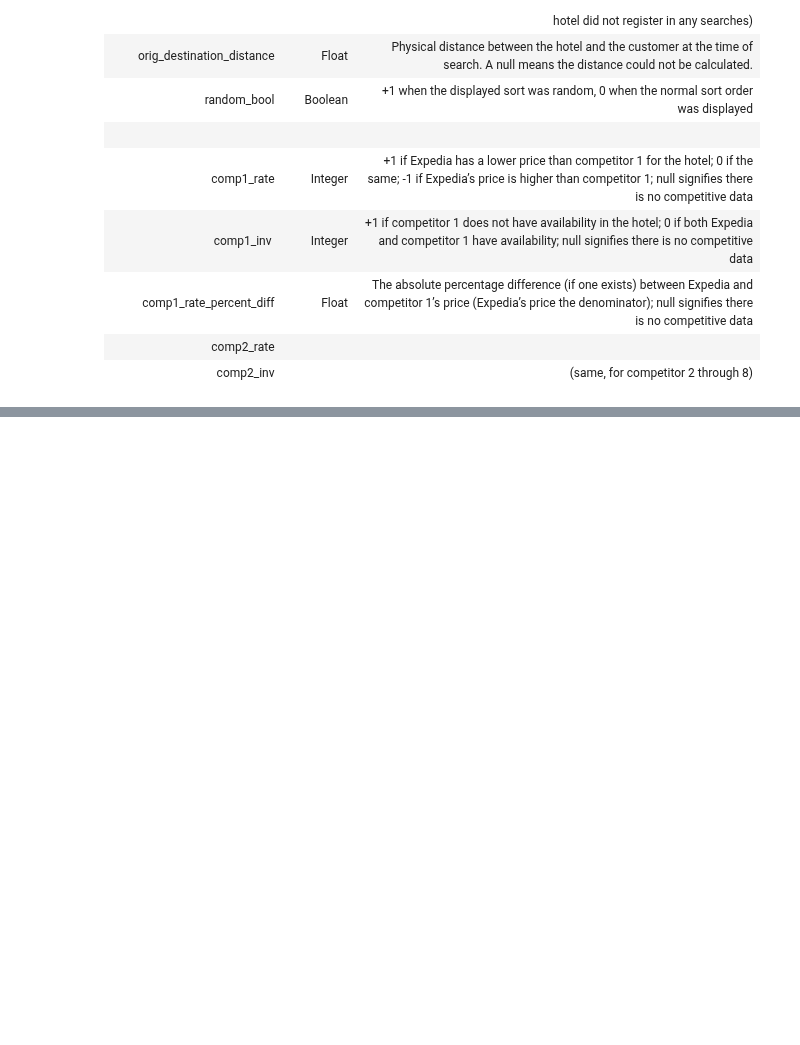
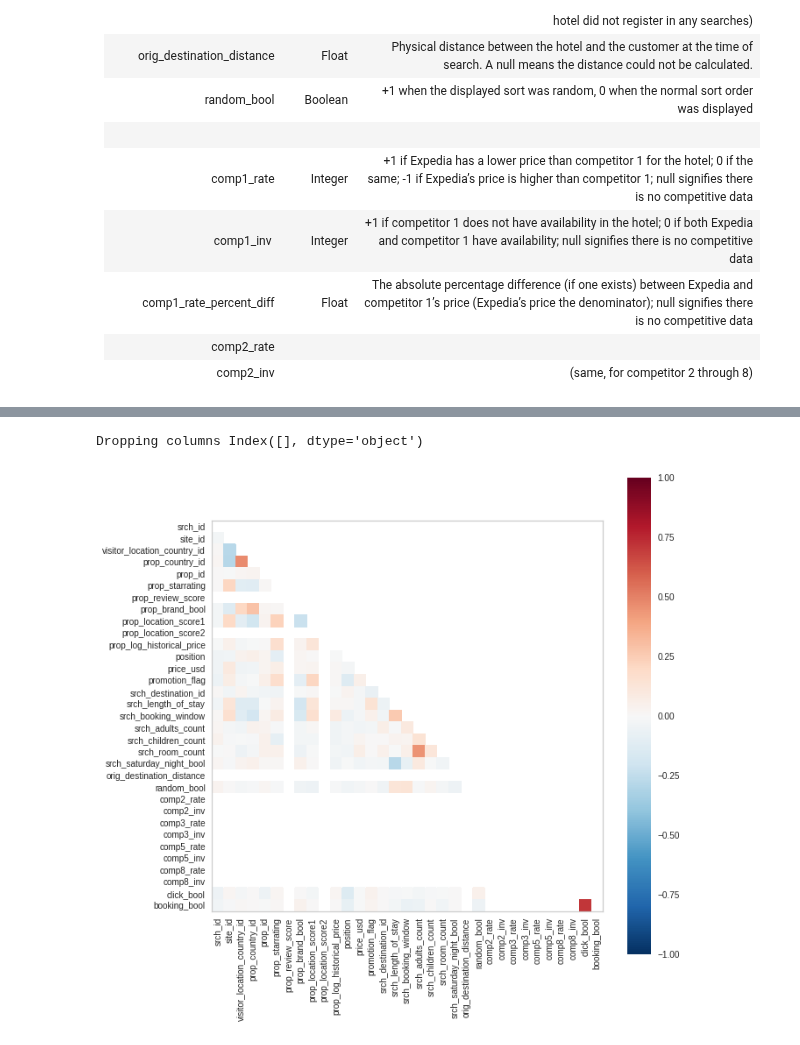
Before and after one commit to sid-chaubs/data-mining-assignment-1, a Jupyter notebook: DMT_Assignment_2.ipynb, the cells around one changed output, grey strips where cells are left out. Saved outputs shown, nothing was run; the diff lists cells and outputs as text; code cells hidden in the pictures; blank space fills up the shorter version.

```diff
--- a/DMT_Assignment_2.ipynb
+++ b/DMT_Assignment_2.ipynb
@@ -20,7 +22,12 @@ Archive:  /content/datadrive/MyDrive/test_set_VU_DM.csv.zip
 # %%
 import pandas as pd
 import numpy as np
+import scipy as sp
 import matplotlib.pyplot as plt
+import seaborn as sns
+from yellowbrick import target, features
+SEED = 1337 * 420 * 69
+SAMPLE_SIZE = 5000
 # %% [markdown]
 |Column Name|Data Type|Description|
 |-----------|---------|-----------|
@@ -66,0 +74,7 @@ train_data[train_data['price_usd'] < 1000]['price_usd'].hist()
+# %%
+nan_filter = np.sum(train_data.isna()) > 0.75 * train_data.shape[0]
+print('Dropping columns', train_data.columns[nan_filter])
+train_data = train_data.drop(columns=train_data.columns[nan_filter])
+data_sample = train_data.sample(SAMPLE_SIZE, random_state=SEED)
+# %% [output]
+Dropping columns Index([], dtype='object')
@@ -66,0 +86,6 @@ train_data[train_data['price_usd'] < 1000]['price_usd'].hist()
+# %%
+vis2d = features.Rank2D(algorithm='pearson', features=data_sample.select_dtypes('number').columns)
+plt.figure(figsize=(10,10))
+vis2d.fit_transform(np.matrix(data_sample.select_dtypes('number')));
+# %% [output]
+[figure, added]
```
Also changed, not shown: parts of 21 cells of this notebook.
